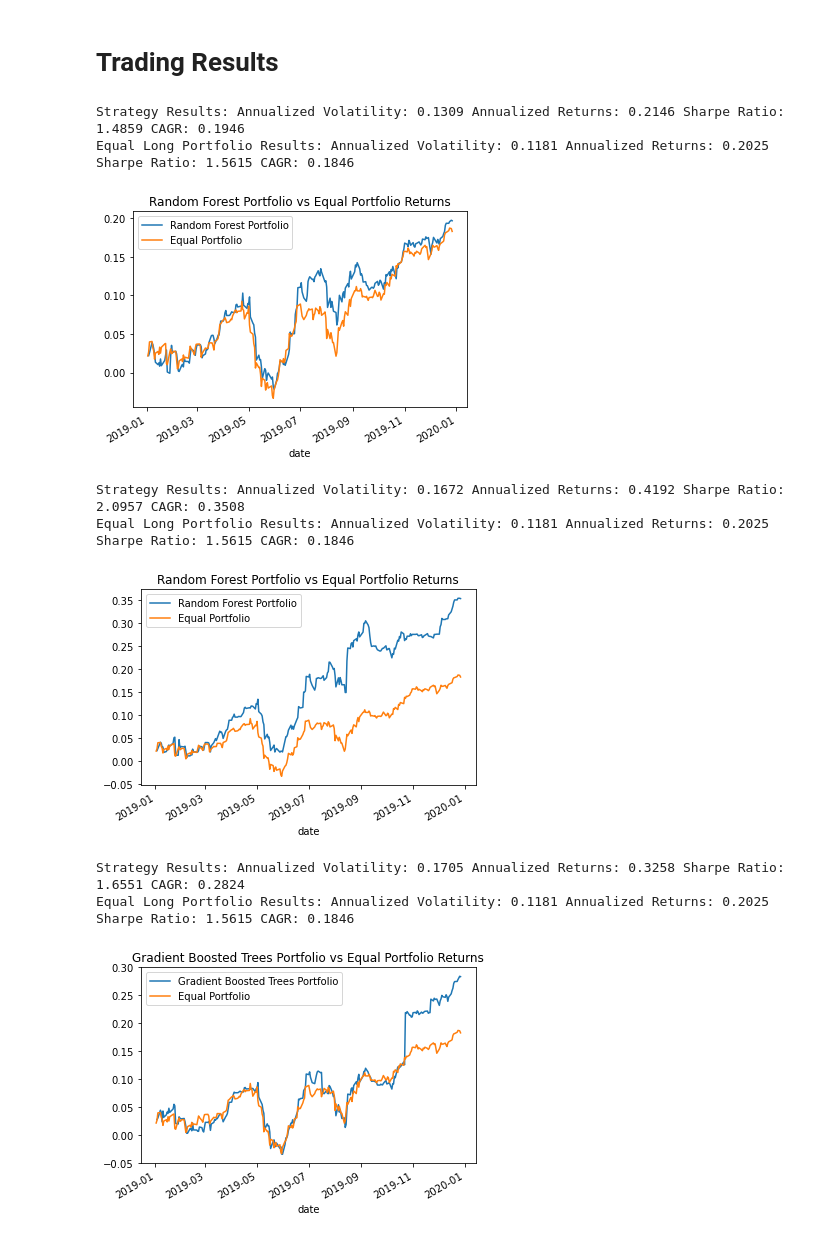
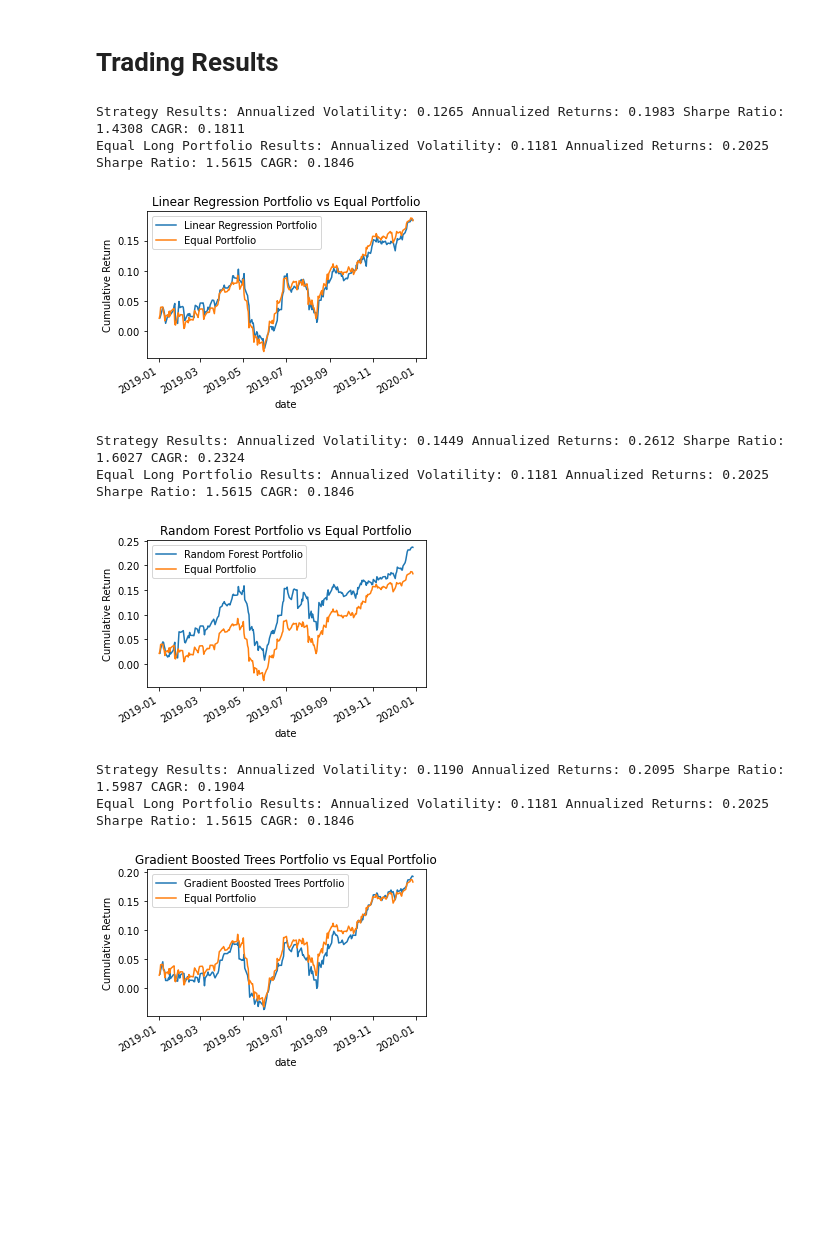
Before and after one commit to Andrew-Niedzialek/AIinFinance, a Jupyter notebook: AI_in_Finance.ipynb, the cells around one changed output. Saved outputs shown, nothing was run; the diff lists cells and outputs as text; code cells hidden in the pictures; blank space fills up the shorter version.

```diff
--- a/AI_in_Finance.ipynb
+++ b/AI_in_Finance.ipynb
@@ -471,7 +459,7 @@ print(cv.best_params_)
 # %%
 # Re-train on full dataset using best parameters
 rf_best = RandomForestRegressor(n_estimators = 75,
-                                min_samples_leaf = 30,
+                                min_samples_leaf = 10,
                                 max_features = 'auto',
                                 max_depth = 10,
                                 bootstrap = True,
@@ -510,7 +501,7 @@ feat_importances.nlargest(15).plot(kind='barh', figsize=(8,8))
 # Number of trees
 n_estimators = [25, 50, 75, 100]
 # Maximum number of levels in tree
-max_depth = [2, 3, 5, 7, 10]
+max_depth = [3, 5, 7, 10]
 # Learning rate to prevent overfitting
 learning_rate = [0.1, 0.2, 0.3, 0.4]
 
@@ -522,7 +513,7 @@ print(xgb_grid)
 # Initialize model
 xgbreg = XGBRegressor(nthreads=-1)
 # Random search of parameters, using 3 fold cross validation,
-cv = RandomizedSearchCV(xgbreg, xgb_grid, cv=3, n_iter=10, random_state=42, n_jobs=-1)
+cv = GridSearchCV(xgbreg, xgb_grid, cv=3, scoring='neg_root_mean_squared_error', n_jobs=-1)
 # Fit the random search model
 cv.fit(X_train, y_train)
 
@@ -535,6 +526,6 @@ print(cv.best_params_)
 # %%
 # Re-train on full dataset using best parameters
-xgbreg_best = XGBRegressor(n_estimators = 75, max_depth = 2, learning_rate = 0.2, random_state=42)
+xgbreg_best = XGBRegressor(n_estimators = 25, max_depth = 3, learning_rate = 0.3, random_state=42)
 
 xgbreg_best.fit(X_train, y_train)
 # %% [output]
@@ -730,41 +748,42 @@ def get_trading_results(data, threshold, model_name, short=False):
           % (round(long_ann_vol,4), round(long_ann_ret,4), round(long_ann_sr,4), round(long_ann_cagr,4)))
 
     # Summarize results for random forest portfolio
-    XTrade['STRAT_CUMRET'].shift(periods=1).plot()
-    XTrade['LONG_CUMRET'].plot()
+    XTrade['STRAT_CUMRET'].shift(periods=1).plot(figsize=(5,3))
+    XTrade['LONG_CUMRET'].plot(figsize=(5,3))
     plt.legend([model_name+' Portfolio', 'Equal Portfolio'], loc="upper left")
-    plt.title(model_name+' Portfolio vs Equal Portfolio Returns')
+    plt.title(model_name+' Portfolio vs Equal Portfolio')
+    plt.ylabel("Cumulative Return")
     plt.show()
 # %%
 # Linear Regression
 threshold_lr = 0.0001 #used this based on approximating form previous tests, adds buffer for predictions around 0
 short = False
 #Threshold = thresh
-get_trading_results(XTrade_lr, threshold_lr, "Random Forest", short)
+get_trading_results(XTrade_lr, threshold_lr, "Linear Regression", short)
 # %% [output]
-Strategy Results: Annualized Volatility: 0.1309 Annualized Returns: 0.2146 Sharpe Ratio: 1.4859 CAGR: 0.1946
+Strategy Results: Annualized Volatility: 0.1265 Annualized Returns: 0.1983 Sharpe Ratio: 1.4308 CAGR: 0.1811
 Equal Long Portfolio Results: Annualized Volatility: 0.1181 Annualized Returns: 0.2025 Sharpe Ratio: 1.5615 CAGR: 0.1846
-[figure, old version]
+[figure, new version]
 # %%
 # Random Forest
-threshold_rf = 0.001 #used this based on approximating form previous tests, adds buffer for predictions around 0
+threshold_rf = 0.0003 #used this based on approximating form previous tests, adds buffer for predictions around 0
 short = False
 #Threshold = thresh
 get_trading_results(XTrade_rf, threshold_rf, "Random Forest", short)
 # %% [output]
-Strategy Results: Annualized Volatility: 0.1672 Annualized Returns: 0.4192 Sharpe Ratio: 2.0957 CAGR: 0.3508
+Strategy Results: Annualized Volatility: 0.1449 Annualized Returns: 0.2612 Sharpe Ratio: 1.6027 CAGR: 0.2324
 Equal Long Portfolio Results: Annualized Volatility: 0.1181 Annualized Returns: 0.2025 Sharpe Ratio: 1.5615 CAGR: 0.1846
-[figure, old version]
+[figure, new version]
 # %%
 # Gradient Boosted Trees
-threshold_xgb = 0.0007 #used this based on approximating form previous tests, adds buffer for predictions around 0
+threshold_xgb = 0.001 #used this based on approximating form previous tests, adds buffer for predictions around 0
 short = False
 #Threshold = thresh
 get_trading_results(XTrade_xgb, threshold_xgb, "Gradient Boosted Trees", short)
 # %% [output]
-Strategy Results: Annualized Volatility: 0.1705 Annualized Returns: 0.3258 Sharpe Ratio: 1.6551 CAGR: 0.2824
+Strategy Results: Annualized Volatility: 0.1190 Annualized Returns: 0.2095 Sharpe Ratio: 1.5987 CAGR: 0.1904
 Equal Long Portfolio Results: Annualized Volatility: 0.1181 Annualized Returns: 0.2025 Sharpe Ratio: 1.5615 CAGR: 0.1846
-[figure, old version]
+[figure, new version]
 # %%
 #White's Reality Check
 def WRC():
```
Also changed, not shown: parts of 24 cells of this notebook.
